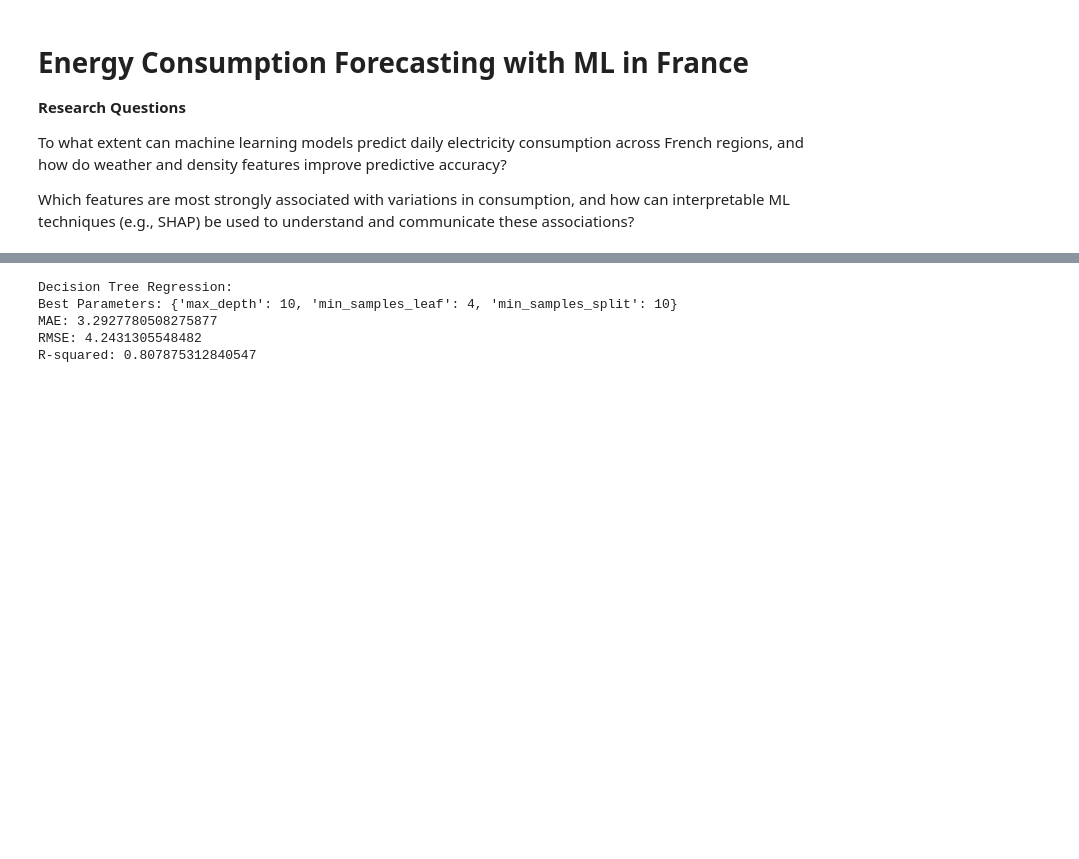
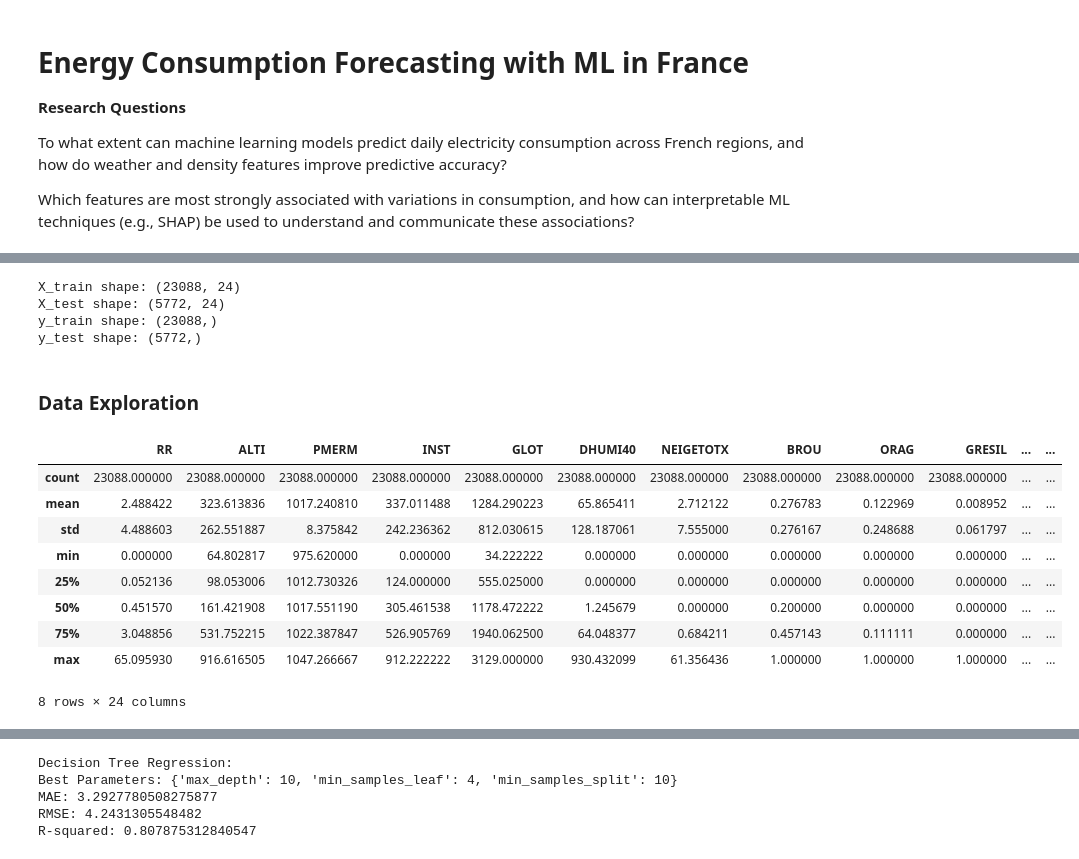
Before and after one commit to AnahiRM/Energy_Weather_France, a Jupyter notebook: Applied_ML_SL_Final.ipynb, the cells around one changed output, grey strips where cells are left out. Saved outputs shown, nothing was run; the diff lists cells and outputs as text; code cells hidden in the pictures; blank space fills up the shorter version.

```diff
--- a/Applied_ML_SL_Final.ipynb
+++ b/Applied_ML_SL_Final.ipynb
@@ -21,0 +160,16 @@ import numpy as np
+# %%
+# Target variable
+target = "Consumption_per_capita"
+
+# Identify datetime column
+#date_features = ["Date"]
+
+# Identify categorical features
+#categorical_features = ["region_name"]
+
+# Identify numeric features (excluding target, total consumption, and population, region, date)
+numeric_features = [
+    "RR", "ALTI", "PMERM", "INST", "GLOT", "DHUMI40", "NEIGETOTX", "BROU", "ORAG",
+    "GRESIL", "GRELE", "ROSEE", "VERGLAS", "GELEE", "FUMEE", "BRUME", "ECLAIR",
+    "TX", "TNSOL", "FXY", "DRR", "density", "Workday?", "day_of_week"
+]
@@ -21,0 +183,36 @@ import numpy as np
+# %%
+# Define the features (X) and target (y)
+X = energy_source_df[numeric_features]
+y = energy_source_df[target]
+
+# Split the data into training and testing sets
+X_train, X_test, y_train, y_test = train_test_split(X, y, test_size=0.2, random_state=42)
+
+# Print the shapes of the resulting datasets
+print("X_train shape:", X_train.shape)
+print("X_test shape:", X_test.shape)
+print("y_train shape:", y_train.shape)
+print("y_test shape:", y_test.shape)
+# %% [output]
+X_train shape: (23088, 24)
+X_test shape: (5772, 24)
+y_train shape: (23088,)
+y_test shape: (5772,)
+# %% [markdown]
+### Data Exploration
+# %%
+# Step 1: Concatenate X_train and y_train
+train_data = pd.concat([X_train, y_train], axis=1)
+
+train_data.describe()
+# %% [output]
+|  | RR | ALTI | PMERM | INST | GLOT | DHUMI40 | NEIGETOTX | BROU | ORAG | GRESIL | ... | ... |
+| count | 23088.000000 | 23088.000000 | 23088.000000 | 23088.000000 | 23088.000000 | 23088.000000 | 23088.000000 | 23088.000000 | 23088.000000 | 23088.000000 | ... | ... |
+| mean | 2.488422 | 323.613836 | 1017.240810 | 337.011488 | 1284.290223 | 65.865411 | 2.712122 | 0.276783 | 0.122969 | 0.008952 | ... | ... |
+| std | 4.488603 | 262.551887 | 8.375842 | 242.236362 | 812.030615 | 128.187061 | 7.555000 | 0.276167 | 0.248688 | 0.061797 | ... | ... |
+| min | 0.000000 | 64.802817 | 975.620000 | 0.000000 | 34.222222 | 0.000000 | 0.000000 | 0.000000 | 0.000000 | 0.000000 | ... | ... |
+| 25% | 0.052136 | 98.053006 | 1012.730326 | 124.000000 | 555.025000 | 0.000000 | 0.000000 | 0.000000 | 0.000000 | 0.000000 | ... | ... |
+| 50% | 0.451570 | 161.421908 | 1017.551190 | 305.461538 | 1178.472222 | 1.245679 | 0.000000 | 0.200000 | 0.000000 | 0.000000 | ... | ... |
+| 75% | 3.048856 | 531.752215 | 1022.387847 | 526.905769 | 1940.062500 | 64.048377 | 0.684211 | 0.457143 | 0.111111 | 0.000000 | ... | ... |
+| max | 65.095930 | 916.616505 | 1047.266667 | 912.222222 | 3129.000000 | 930.432099 | 61.356436 | 1.000000 | 1.000000 | 1.000000 | ... | ... |
+8 rows × 24 columns
```
Also changed, not shown: parts of 14 cells of this notebook.
